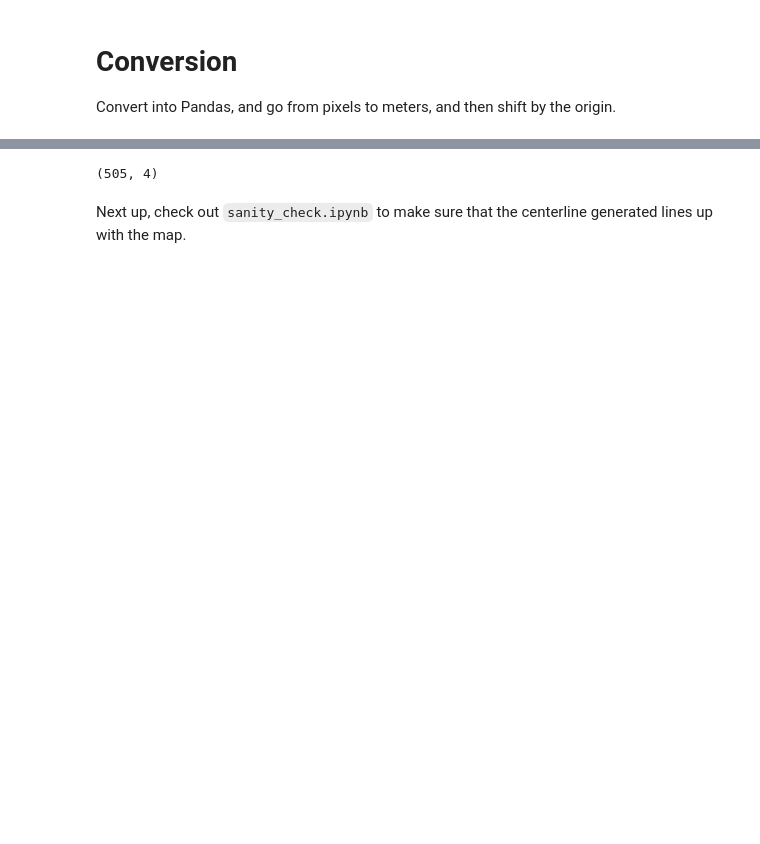
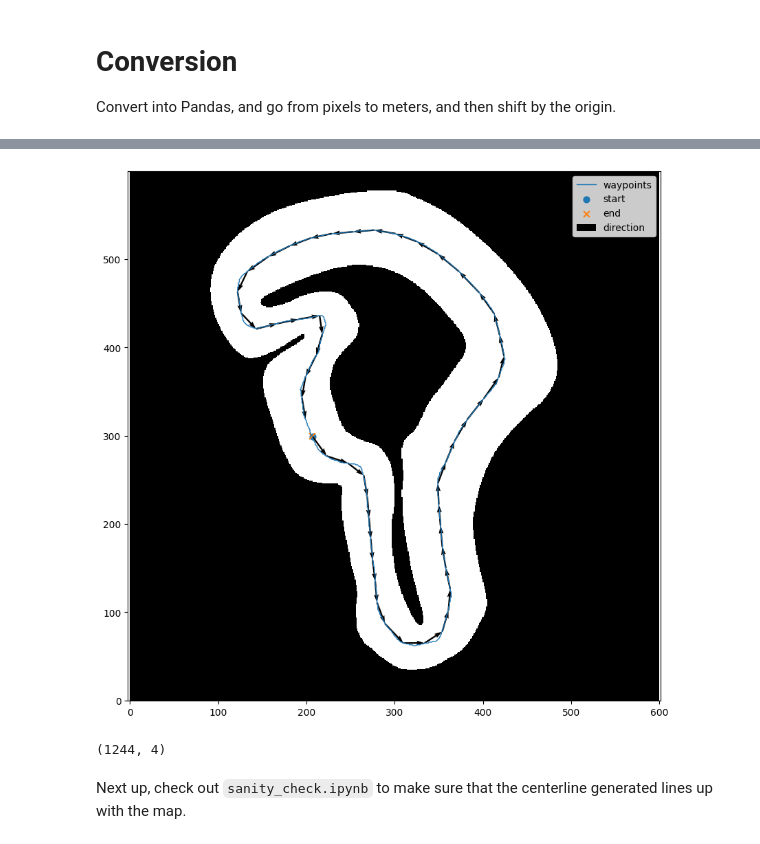
Before and after one commit to WVU-F1Tenth/Raceline-Optimization, a Jupyter notebook: map_converter.ipynb, the cells around one changed output, grey strips where cells are left out. Cells and saved outputs as stored; diff of their text form; code cells hidden in the pictures; blank space fills up the shorter version.

```diff
--- a/map_converter.ipynb
+++ b/map_converter.ipynb
@@ -243,9 +244,45 @@ Track widths shape: (505, 2), waypoints shape: (505, 2)
+# %%
+
+# Check track direction
+
+# If the path direction is backwards, reverse before export/merge:
+waypoints = waypoints[::-1]
+track_widths_np = track_widths_np[::-1]
+
+pts = np.array(waypoints)
+plt.figure(figsize=(10, 10))
+plt.imshow(clean, origin='lower', cmap='gray', interpolation='none')
+# Plot the full ordered path
+plt.plot(pts[:, 0], pts[:, 1], linewidth=1.0, label='waypoints')
+# Mark start and end
+plt.scatter(pts[0, 0], pts[0, 1], s=40, marker='o', label='start')
+plt.scatter(pts[-1, 0], pts[-1, 1], s=40, marker='x', label='end')
+# Draw sparse direction arrows
+step = max(1, len(pts) // 50)
+arrow_pts = pts[::step]
+arrow_vecs = np.diff(arrow_pts, axis=0)
+plt.quiver(
+    arrow_pts[:-1, 0],
+    arrow_pts[:-1, 1],
+    arrow_vecs[:, 0],
+    arrow_vecs[:, 1],
+    angles='xy',
+    scale_units='xy',
+    scale=1,
+    width=0.003,
+    label='direction'
+)
+plt.axis('equal')
+plt.legend()
+plt.show()
+# %% [output]
+[figure, added]
 # %%
 # Merge track with waypoints
 data = np.concatenate((waypoints, track_widths_np), axis=1)
 data.shape
 # %% [output]
-(505, 4)
+(1244, 4)
 # %%
 # load map yaml
 with open(map_yaml_path, 'r') as yaml_stream:
```
Also changed, not shown: parts of 9 cells of this notebook, 4 other files.
